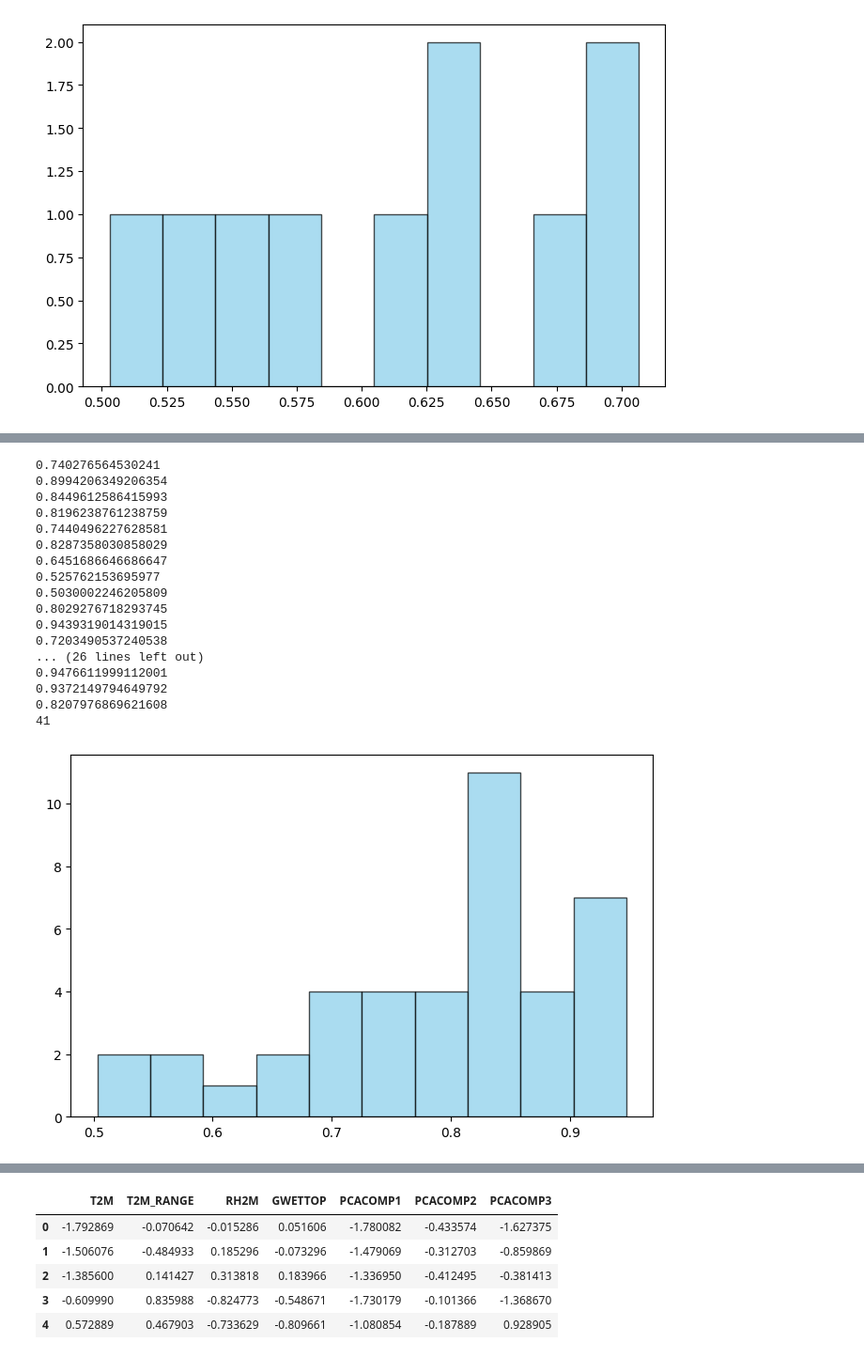
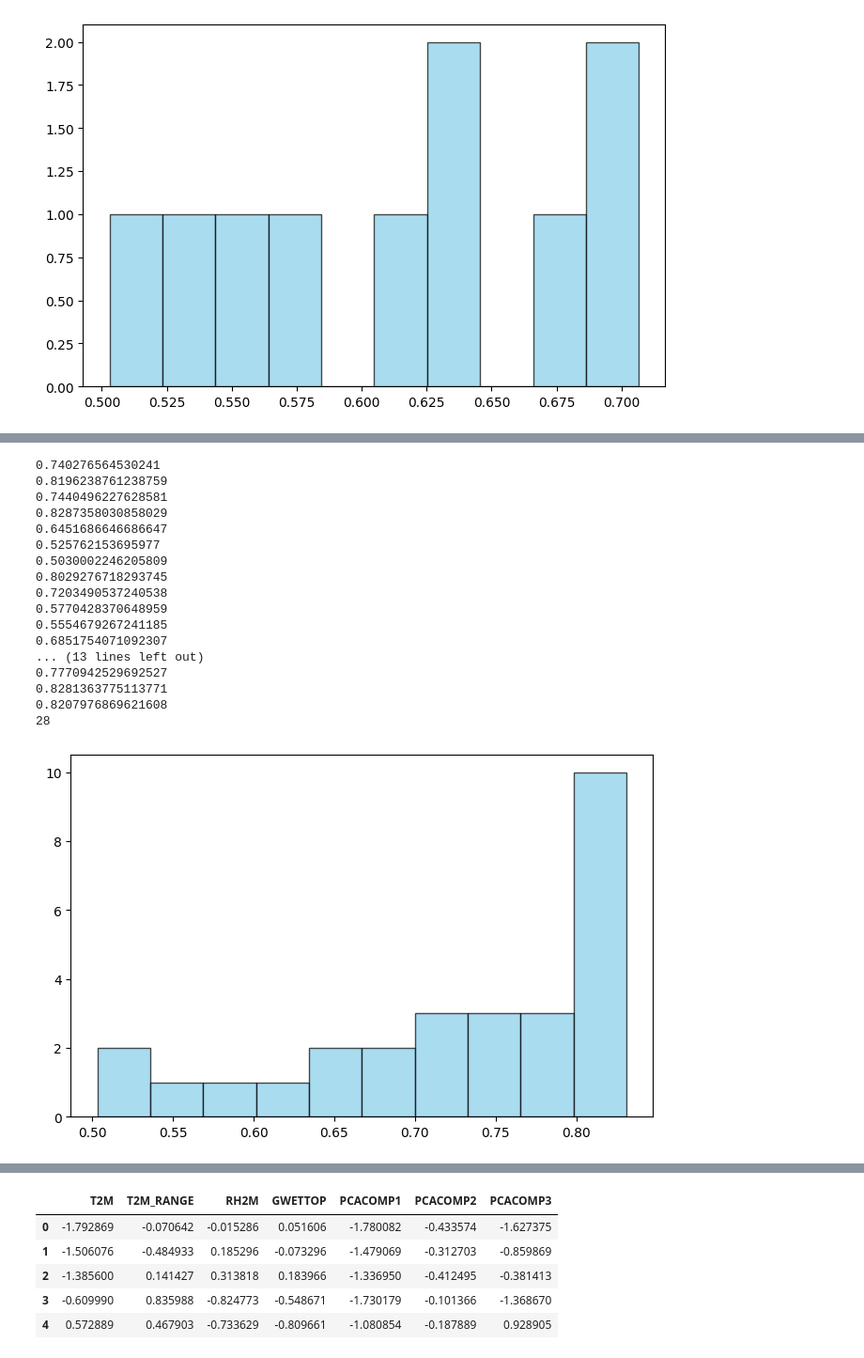
Before and after one commit to Dinithiii04/AgriLak, a Jupyter notebook: notebooks/Irrigation_model_traning.ipynb, the cells around one changed output, grey strips where cells are left out. Shown at 94% size. Drawn from its saved outputs; the diff is of its cells as text; code cells hidden in the pictures.

```diff
--- a/notebooks/Irrigation_model_traning.ipynb
+++ b/notebooks/Irrigation_model_traning.ipynb
@@ -144,7 +151,7 @@ print(len(lowones5th))
 
 lowones10th=[]
 for values in confidence:
-    if values<0.80:
+    if values<0.81:
         print(values)
         lowones10th.append(values)
 
@@ -175,30 +183,30 @@ print(len(lowones10th))
 # %%
 
 lowones15th=[]
 for values in confidence:
-    if values<0.95:
+    if values<0.84:
         print(values)
         lowones15th.append(values)
 
 plt.figure(figsize=(8, 5))
 plt.hist(lowones15th, bins=10, color='skyblue', edgecolor='black', alpha=0.7)
 print(len(lowones15th))
 # %% [output]
 0.740276564530241
-0.8994206349206354
-0.8449612586415993
 0.8196238761238759
 0.7440496227628581
 0.8287358030858029
 0.6451686646686647
 0.525762153695977
 0.5030002246205809
 0.8029276718293745
-0.9439319014319015
 0.7203490537240538
-... (26 lines left out)
-0.9476611999112001
-0.9372149794649792
+0.5770428370648959
+0.5554679267241185
+0.6851754071092307
+... (13 lines left out)
+0.7770942529692527
+0.8281363775113771
 0.8207976869621608
-41
+28
-[figure, old version]
+[figure, new version]
```
Also changed, not shown: parts of 9 cells of this notebook.
